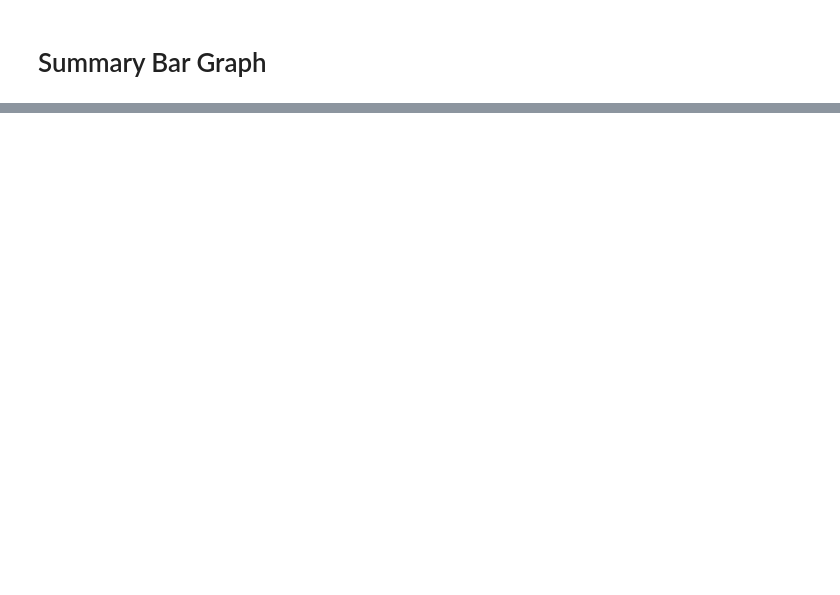
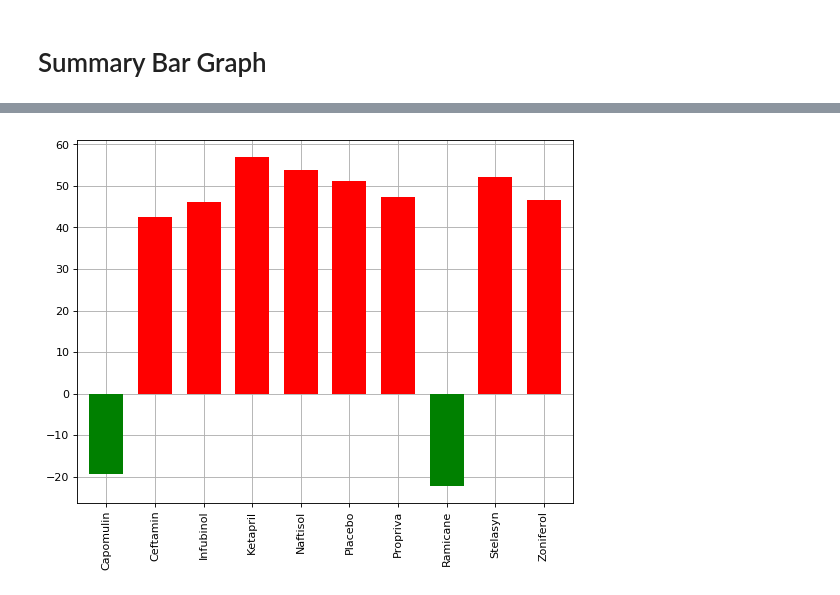
Before and after one commit to kglibrarian/pymaceuticals, a Jupyter notebook: pymaceuticals.ipynb, the cells around one changed output, grey strips where cells are left out. Drawn from its saved outputs; the diff is of its cells as text; code cells hidden in the pictures; blank space fills up the shorter version.

Commit message:
finalized survival chart

```diff
--- a/pymaceuticals.ipynb
+++ b/pymaceuticals.ipynb
@@ -553,19 +414,8 @@ current_drug_list.head()
 #across the full 45 days.
 # Display the data to confirm
 
-pivot_mean_tumor_volume
-
-
-#index = []
-#time_point = []
-#percent_survival_rate = []
 drug_name = []
-#row_iterator = 0
-#dn = []
 percent_change = []
-
-#df = pd.DataFrame(columns=["Time Point", "Percent Change"])
-#df.head()
 
 for index, column in pivot_mean_tumor_volume.iteritems():
     current_drug_name = index
@@ -581,5 +431,60 @@ for index, column in pivot_mean_tumor_volume.iteritems():
 #print(drug_name)
 
 percent_change_tumor_volume = pd.Series(percent_change, drug_name)
-print(percent_change_tumor_volume)
+#print(percent_change_tumor_volume)
+
+# Store all Relevant Percent Changes into a Tuple
+percent_change_tumor_volume_tuple = tuple(zip(drug_name, percent_change))
+#print(percent_change_tumor_volume_tuple)
+
+# Splice the data between passing and failing drugs
+# Orient widths. Add labels, tick marks, etc.
+# Use functions to label the percentages of changes
+# Call functions to implement the function calls
+# Save the Figure
+# Show the Figure
+
+percent_change_tumor_volume_df = pd.DataFrame(
+        {'Drug': drug_name,
+         'Percent Change': percent_change,
+        })
+#percent_change_tumor_volume_df.head()
+
+percent_change_tumor_volume_df['Positive'] = percent_change_tumor_volume_df['Percent Change'] > 0
+percent_change_tumor_volume_df.head()
+
+#Create a bar chart based upon the above data
+x_axis = np.arange(len(percent_change))
+#plt.bar(x_axis, percent_change, color="b", align="center")
+figure(num=None, figsize=(8, 6), dpi=80, facecolor='w', edgecolor='k')
+ax = percent_change_tumor_volume_df["Percent Change"].plot(kind = "bar", color = percent_change_tumor_volume_df.Positive.map({True: "red", False: "green"}), zorder=3, width=.7)
+plt.grid(True, zorder=0)
+#x_offset = -20
+#y_offset = 10
+# Create the ticks for our bar chart's x axis
+tick_locations = [value for value in x_axis]
+plt.xticks(tick_locations, drug_name)
+
+# create a list to collect the plt.patches data
+#totals = []
+
+# find the values and append to list
+#for i in ax.patches:
+    #totals.append(i.get_height())
+
+# set individual bar lables using above list
+#total = sum(totals)
+
+# set individual bar lables using above list
+#for i in ax.patches:
+    # get_x pulls left or right; get_height pushes up or down
+    #ax.text(i.get_x()-.03, i.get_height()+.5, \
+            # str(percent_change_tumor_volume_df["Percent Change"]),+'%', fontsize=8,
+            #    color='black')
+
+
+
+# Save Figure
+plt.savefig("SummaryBarGraph.png")
+plt.show()
 # %% [output]
@@ -598,0 +492 @@ dtype: float64
+[figure, added]
```
Also changed, not shown: parts of 4 cells of this notebook, 2 other files.
